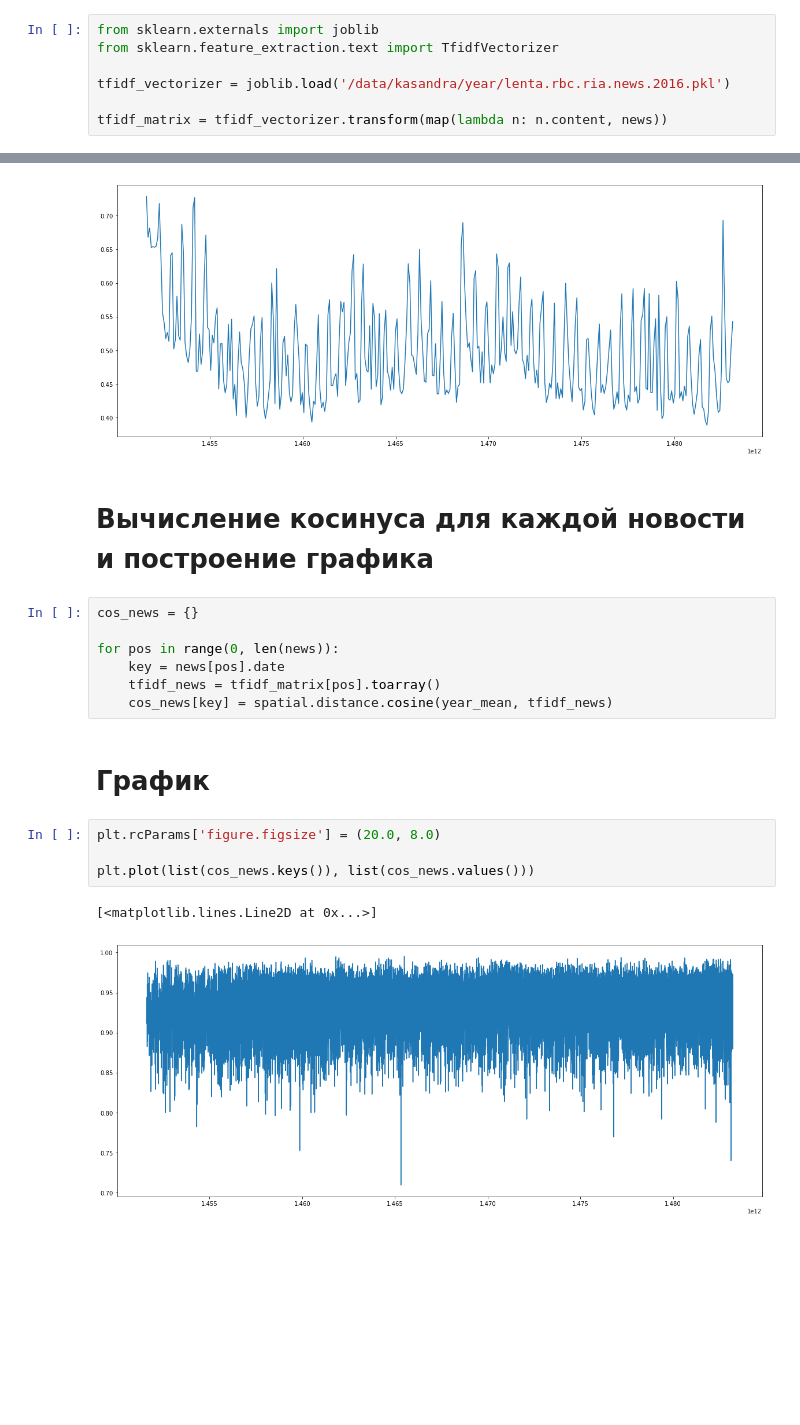
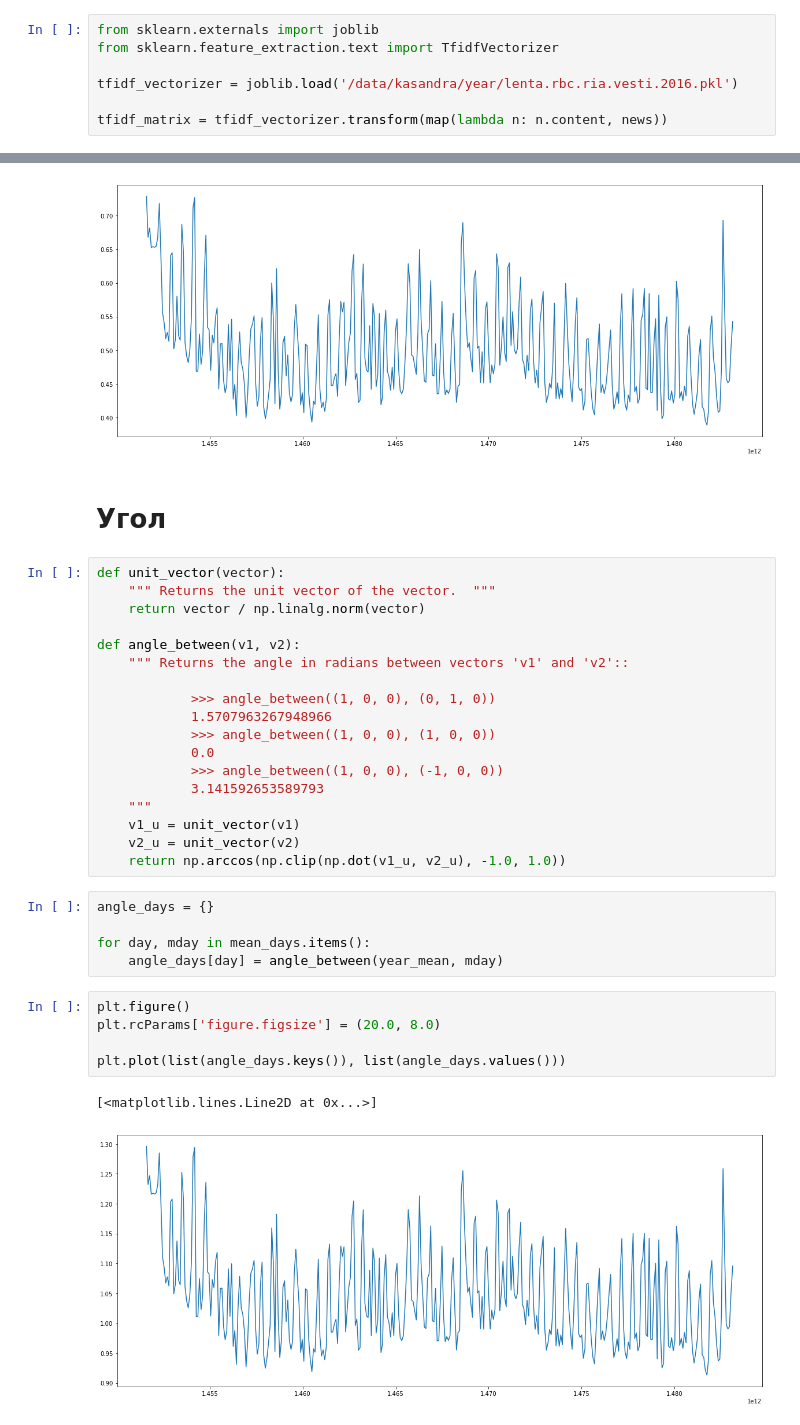
Before and after one commit to jaitl/kasandra-rus, a Jupyter notebook: kasandra_nlp/jupyter/mean/filter_year_news.ipynb, the cells around one changed output, grey strips where cells are left out. Drawn from its saved outputs; the diff is of its cells as text; blank space fills up the shorter version.

Commit message:
mean day vector 2015, 2016 year

```diff
--- a/kasandra_nlp/jupyter/mean/filter_year_news.ipynb
+++ b/kasandra_nlp/jupyter/mean/filter_year_news.ipynb
@@ -58,6 +58,6 @@ def lemmatize(text):
 from sklearn.externals import joblib
 from sklearn.feature_extraction.text import TfidfVectorizer
 
-tfidf_vectorizer = joblib.load('/data/kasandra/year/lenta.rbc.ria.news.2016.pkl')
+tfidf_vectorizer = joblib.load('/data/kasandra/year/lenta.rbc.ria.vesti.2016.pkl')
 
 tfidf_matrix = tfidf_vectorizer.transform(map(lambda n: n.content, news))
@@ -100,21 +102,36 @@ plt.plot(list(cos_days.keys()), list(cos_days.values()))
 # %% [output]
 [<matplotlib.lines.Line2D at 0x...>]
 [figure]
-# %% [markdown]
-# Вычисление косинуса для каждой новости и построение графика
-# %%
-cos_news = {}
-
-for pos in range(0, len(news)):
-    key = news[pos].date
-    tfidf_news = tfidf_matrix[pos].toarray()
-    cos_news[key] = spatial.distance.cosine(year_mean, tfidf_news)
 # %% [markdown]
-# График
+# Угол
+# %%
+def unit_vector(vector):
+    """ Returns the unit vector of the vector.  """
+    return vector / np.linalg.norm(vector)
+
+def angle_between(v1, v2):
+    """ Returns the angle in radians between vectors 'v1' and 'v2'::
+
+            >>> angle_between((1, 0, 0), (0, 1, 0))
+            1.5707963267948966
+            >>> angle_between((1, 0, 0), (1, 0, 0))
+            0.0
+            >>> angle_between((1, 0, 0), (-1, 0, 0))
+            3.141592653589793
+    """
+    v1_u = unit_vector(v1)
+    v2_u = unit_vector(v2)
+    return np.arccos(np.clip(np.dot(v1_u, v2_u), -1.0, 1.0))
+# %%
+angle_days = {}
+
+for day, mday in mean_days.items():
+    angle_days[day] = angle_between(year_mean, mday)
 # %%
+plt.figure()
 plt.rcParams['figure.figsize'] = (20.0, 8.0)
 
-plt.plot(list(cos_news.keys()), list(cos_news.values()))
+plt.plot(list(angle_days.keys()), list(angle_days.values()))
 # %% [output]
 [<matplotlib.lines.Line2D at 0x...>]
-[figure, old version]
+[figure, new version]
```
Also changed, not shown: parts of 4 cells of this notebook, 5 other files.
